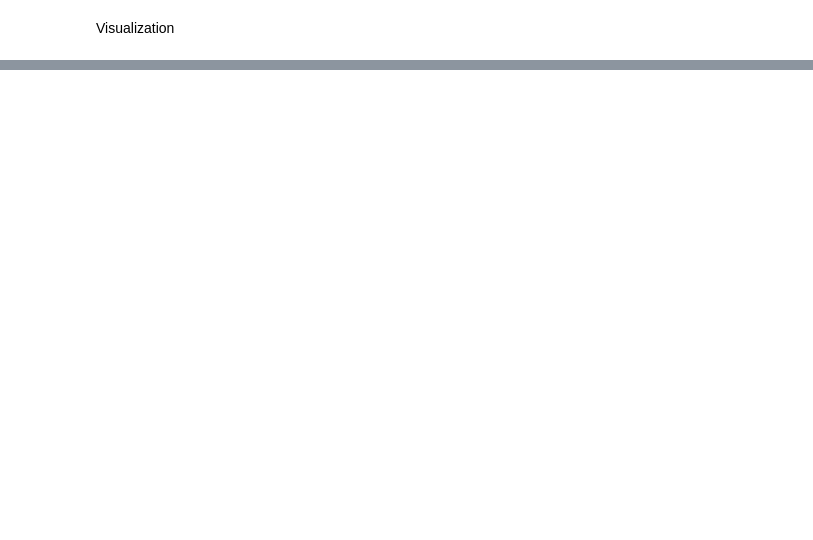
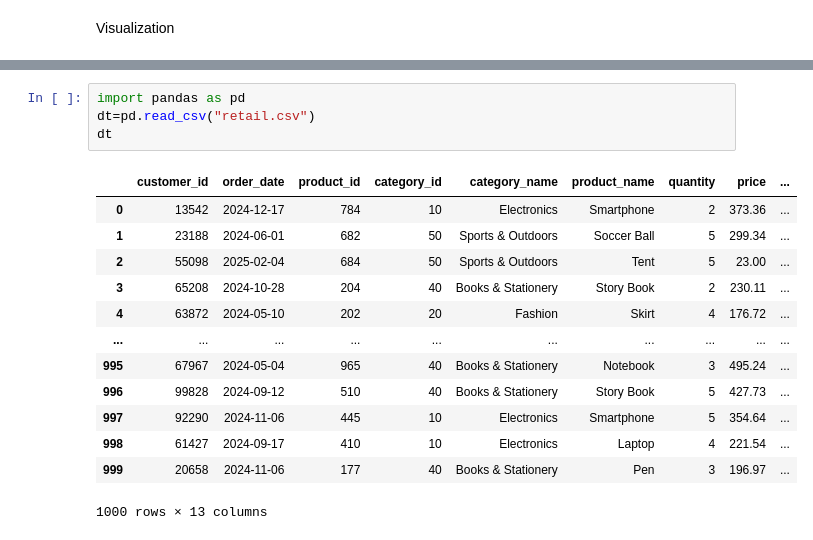
Before and after one commit to saikat1236/incudeIT.python, a Jupyter notebook: DataAnalytics/pandas.ipynb, the cells around one changed output, grey strips where cells are left out. Saved outputs shown, nothing was run; the diff lists cells and outputs as text; blank space fills up the shorter version.

```diff
--- a/DataAnalytics/pandas.ipynb
+++ b/DataAnalytics/pandas.ipynb
@@ -356,0 +413,18 @@ Passing `palette` without assigning `hue` is deprecated and will be removed in v
+# %%
+import pandas as pd
+dt=pd.read_csv("retail.csv")
+dt
+# %% [output]
+|  | customer_id | order_date | product_id | category_id | category_name | product_name | quantity | price | ... |
+| 0 | 13542 | 2024-12-17 | 784 | 10 | Electronics | Smartphone | 2 | 373.36 | ... |
+| 1 | 23188 | 2024-06-01 | 682 | 50 | Sports & Outdoors | Soccer Ball | 5 | 299.34 | ... |
+| 2 | 55098 | 2025-02-04 | 684 | 50 | Sports & Outdoors | Tent | 5 | 23.00 | ... |
+| 3 | 65208 | 2024-10-28 | 204 | 40 | Books & Stationery | Story Book | 2 | 230.11 | ... |
+| 4 | 63872 | 2024-05-10 | 202 | 20 | Fashion | Skirt | 4 | 176.72 | ... |
+| ... | ... | ... | ... | ... | ... | ... | ... | ... | ... |
+| 995 | 67967 | 2024-05-04 | 965 | 40 | Books & Stationery | Notebook | 3 | 495.24 | ... |
+| 996 | 99828 | 2024-09-12 | 510 | 40 | Books & Stationery | Story Book | 5 | 427.73 | ... |
+| 997 | 92290 | 2024-11-06 | 445 | 10 | Electronics | Smartphone | 5 | 354.64 | ... |
+| 998 | 61427 | 2024-09-17 | 410 | 10 | Electronics | Laptop | 4 | 221.54 | ... |
+| 999 | 20658 | 2024-11-06 | 177 | 40 | Books & Stationery | Pen | 3 | 196.97 | ... |
+1000 rows × 13 columns
```
Also changed, not shown: parts of 20 cells of this notebook, 4 other files.
